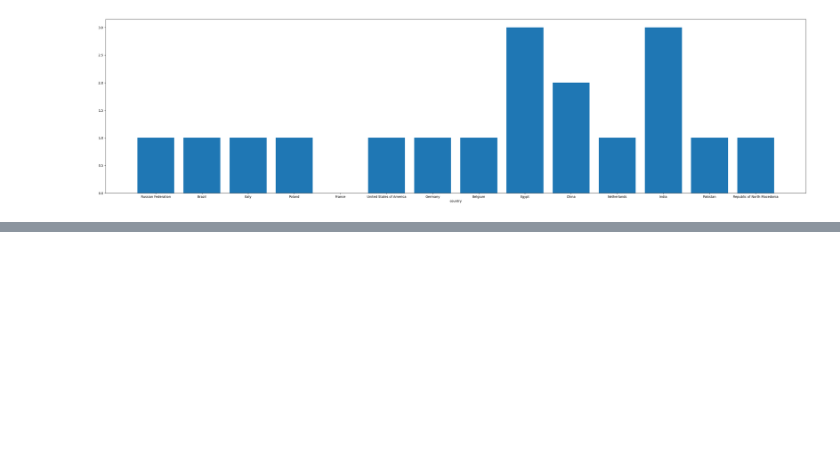
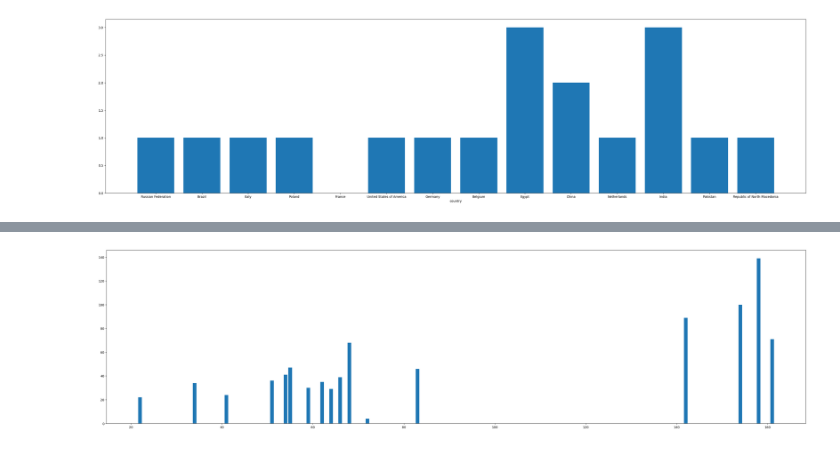
Before and after one commit to AshleyJubilee/air-quality-project, a Jupyter notebook: Air quality/Air quality.ipynb, the cells around one changed output, grey strips where cells are left out. Cells and saved outputs as stored; diff of their text form; code cells hidden in the pictures; blank space fills up the shorter version.

```diff
--- a/Air quality/Air quality.ipynb
+++ b/Air quality/Air quality.ipynb
@@ -62,0 +63,9 @@ plt.show()
+# %%
+name = df['aqi_value'].head(30)
+price = df['ozone_aqi_value'].head(30)
+fig = plt.figure(figsize =(40, 10))
+plt.bar(name[0:20], price[0:20])
+
+plt.show()
+# %% [output]
+[figure, added]
```
Also changed, not shown: parts of 4 cells of this notebook.
